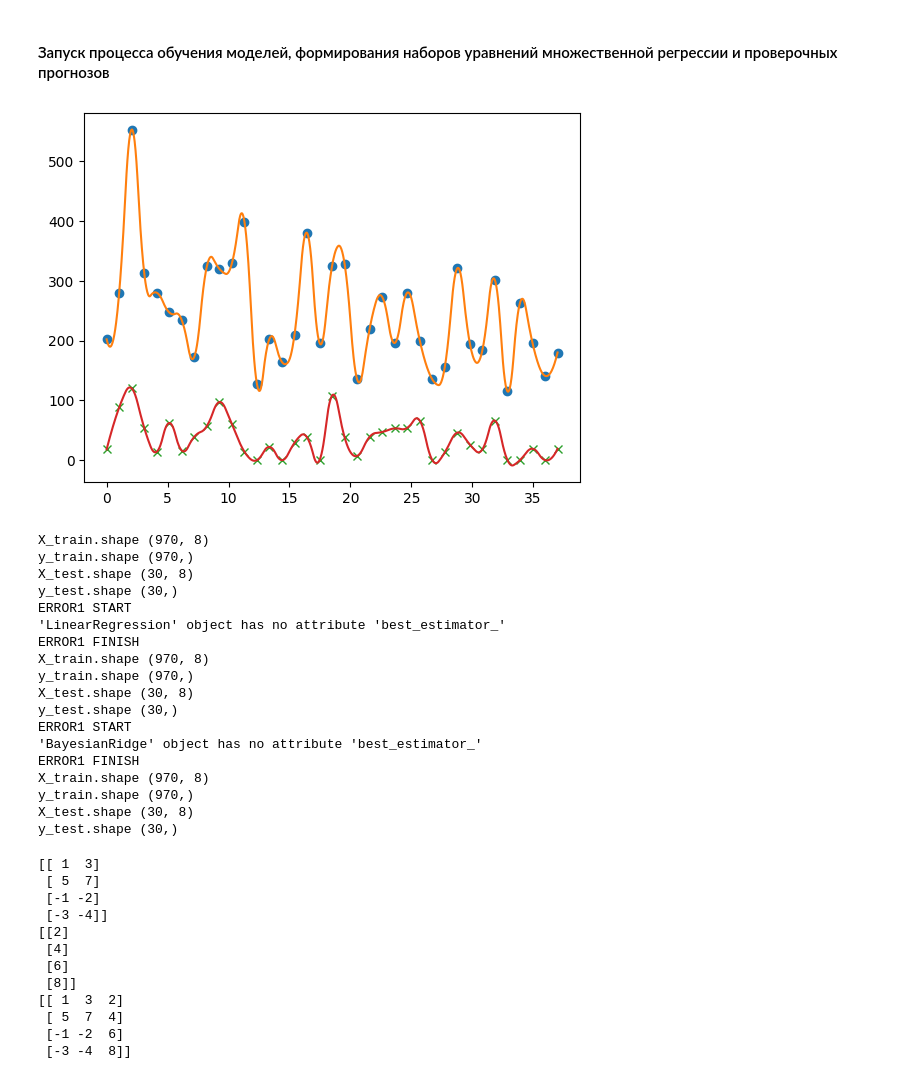
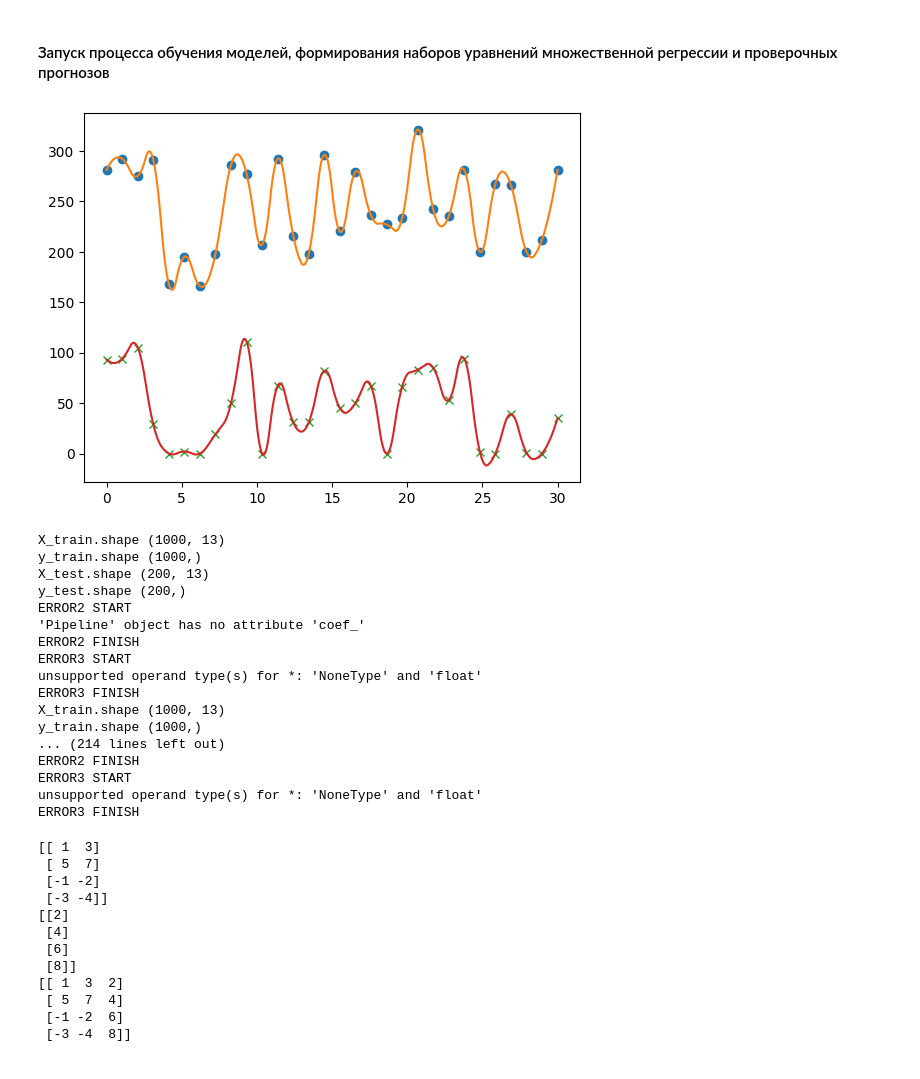
Before and after one commit to ruslanatsabryk/pkogo, a Jupyter notebook: models-v7-1.4.1stage.ipynb, the cells around one changed output. Saved outputs shown, nothing was run; the diff lists cells and outputs as text; code cells hidden in the pictures.

```diff
--- a/models-v7-1.4.1stage.ipynb
+++ b/models-v7-1.4.1stage.ipynb
@@ -214,8 +214,11 @@ def get_datasets():
     datasets = {
         #'Неман-Белица': 'Неман',
         #'Неман-Гродно': 'Неман',
-        'Неман-Мосты': 'Неман',
+        #'Неман-Мосты': 'Неман',
         #'Неман-Столбцы': 'Неман',
+
+        'Вилия-Стешица': 'Вилия',
+        #'Вилия-Михалишки': 'Вилия',
     }
     return datasets
 # %% [markdown]
@@ -229,6 +232,11 @@ def get_predictors(dataset_name, pr_group):
             ['S_2802', 'Smax', 'H_2802', 'X', 'X1', 'X2', 'X3', 'Xs'],
             ['Smax', 'H_2802', 'X', 'X1', 'X3'],
             ['S_2802', 'H_2802', 'X2', 'X3', 'Xs'],
+        ),
+        'Вилия': (
+            ['S_2802', 'Smax', 'H_2802', 'X', 'X1', 'X2', 'X3', 'Xs', 'L_2802', 'Q12', 'Q01', 'Q02', 'Y_sum'],
+            ['Smax', 'H_2802', 'X', 'X1', 'X3'],
+            ['S_2802', 'H_2802', 'X2', 'X3', 'Xs'],
         )
     }
     return predictors_lists[datasets[dataset_name]][pr_group]
@@ -241,6 +249,9 @@ def get_norms(dataset_name):
         'Неман-Гродно': {'X1': 36.0, 'X2':26.0},
         'Неман-Мосты': {'X1': 40.0, 'X2':31.0},
         'Неман-Столбцы': {'X1': 43.0, 'X2':34.0},
+
+        'Вилия-Стешица': {'S_max': 67, 'X': 112, 'X1': 40.0, 'X2':33.0}, # Поставить корректные значения
+        'Вилия-Михалишки': {'S_max': 60, 'X': 116, 'X1': 46.0, 'X2':37.0}, # Поставить корректные значения
     }
     return norms_list[dataset_name]
 # %% [markdown]
@@ -1028,53 +1039,52 @@ exp_fieldnames = [
         'Pm',
         'R2',
 
 
         'Augmentation',
         'Data size',
         'Normalization',
         'Equation',
     ]
 
 experiments = [
 
-    compare_models(pr_group=0, n_test=30, norms=True, top_best=top_best, aug_n=1000, aug_pow=2, grid_search=True, scaler='none', verify_forecast=False),
+    compare_models(pr_group=0, n_test=200, norms=True, top_best=top_best, aug_n=1200, aug_pow=2, grid_search=True, scaler='normal', verify=False),
     # compare_models(pr_group=0, n_test=70, norms=True, top_best=top_best, aug_n=770, aug_pow=1, grid_search=True, scaler='none', verify_forecast=False),
     # compare_models(pr_group=0, n_test=150, norms=True, top_best=top_best, aug_n=1650, aug_pow=1, grid_search=True, scaler='none', verify_forecast=False),
     # compare_models(pr_group=0, n_test=100, norms=True, top_best=top_best, aug_n=1000, aug_pow=2, grid_search=True, scaler='none', verify_forecast=False),
     # compare_models(pr_group=0, n_test=100, norms=True, top_best=top_best, aug_n=1000, aug_pow=3, grid_search=True, scaler='none', verify_forecast=False),
     # compare_models(pr_group=0, n_test=100, norms=True, top_best=top_best, aug_n=1000, aug_pow=4, grid_search=True, scaler='none', verify_forecast=False),
 ]
 
 exp_results = []
 for ds in experiments:
     #print(ds)
     for k, v in ds.items():
         exp_results.extend(v)
 
 exp_results.sort(
     key=lambda row: (row['Dataset_name'], -row['R2'])
 )
 write_experiment_csv(exp_results, exp_fieldnames, 'experiment')
 # %% [output]
-[figure, old version]
+[figure, new version]
-X_train.shape (970, 8)
-y_train.shape (970,)
-X_test.shape (30, 8)
-y_test.shape (30,)
-ERROR1 START
-'LinearRegression' object has no attribute 'best_estimator_'
-ERROR1 FINISH
-X_train.shape (970, 8)
-y_train.shape (970,)
-X_test.shape (30, 8)
-y_test.shape (30,)
-ERROR1 START
-'BayesianRidge' object has no attribute 'best_estimator_'
-ERROR1 FINISH
-X_train.shape (970, 8)
-y_train.shape (970,)
-X_test.shape (30, 8)
-y_test.shape (30,)
+X_train.shape (1000, 13)
+y_train.shape (1000,)
+X_test.shape (200, 13)
+y_test.shape (200,)
+ERROR2 START
+'Pipeline' object has no attribute 'coef_'
+ERROR2 FINISH
+ERROR3 START
+unsupported operand type(s) for *: 'NoneType' and 'float'
+ERROR3 FINISH
+X_train.shape (1000, 13)
+y_train.shape (1000,)
+... (214 lines left out)
+ERROR2 FINISH
+ERROR3 START
+unsupported operand type(s) for *: 'NoneType' and 'float'
+ERROR3 FINISH
 # %%
 a = np.array([[1,3],[5,7],
     [-1,-2],[-3,-4]])
```
Also changed, not shown: parts of 1 cell of this notebook, 27 other files.
